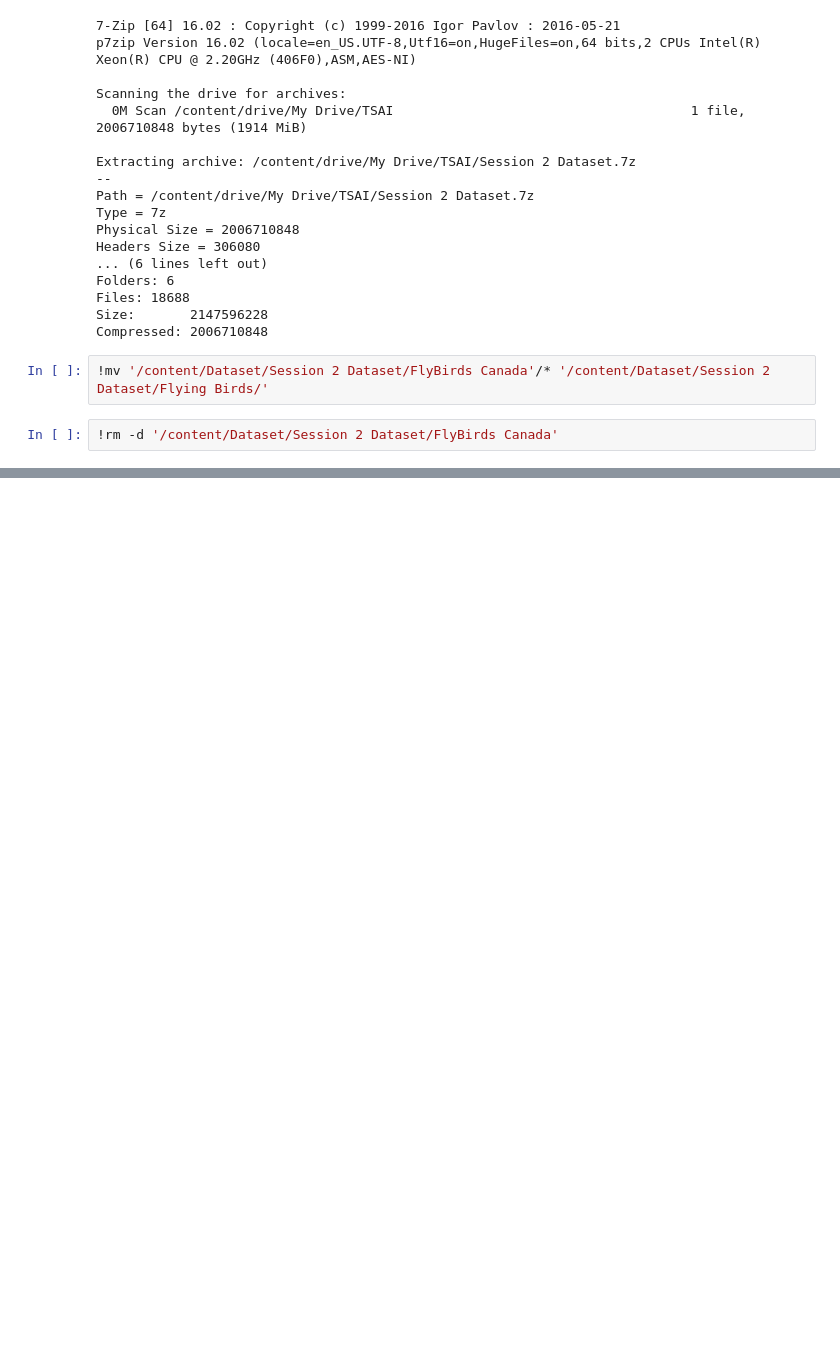
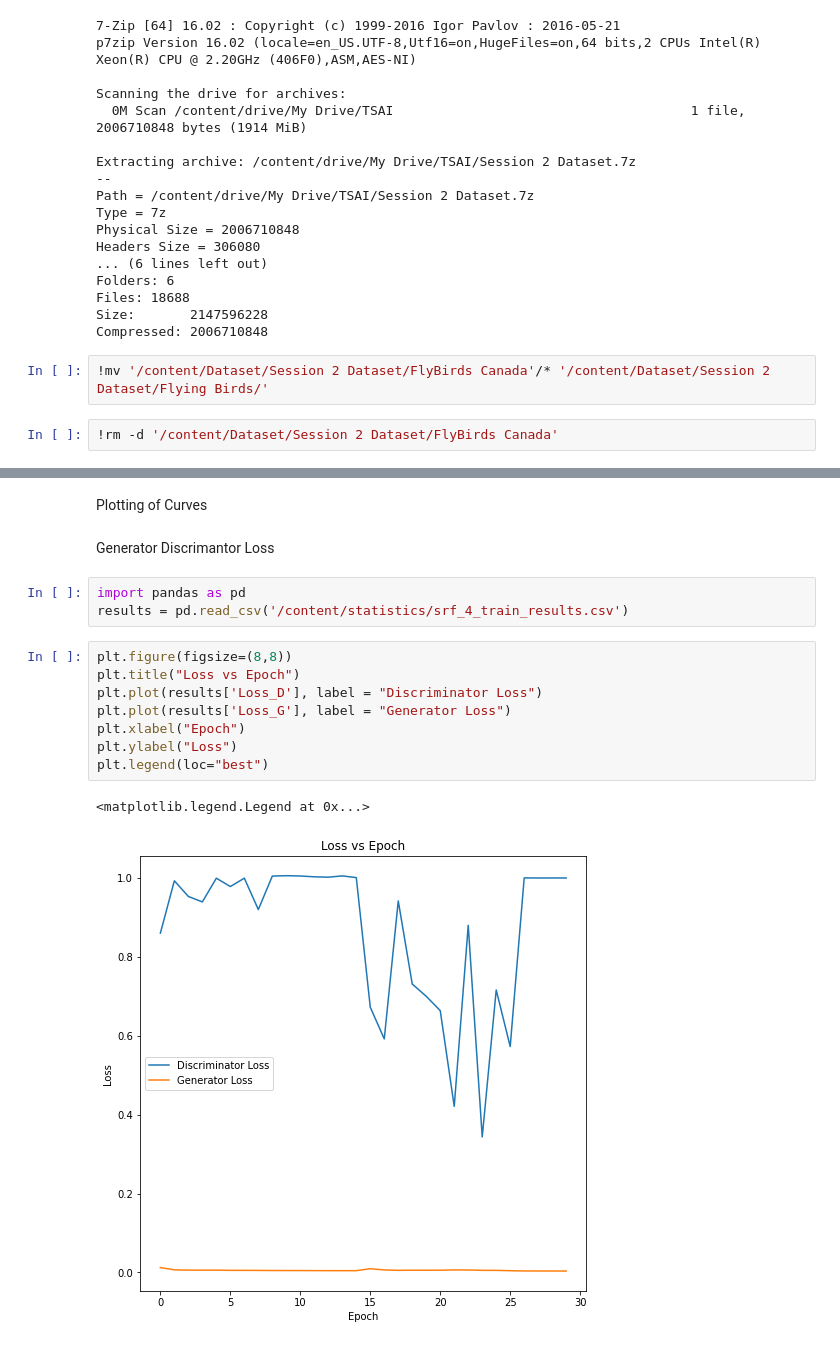
Before and after one commit to pankaj90382/TSAI-2, a Jupyter notebook: S8/srgan/SRGAN.ipynb, the cells around one changed output, grey strips where cells are left out. Drawn from its saved outputs; the diff is of its cells as text; blank space fills up the shorter version.

```diff
--- a/S8/srgan/SRGAN.ipynb
+++ b/S8/srgan/SRGAN.ipynb
@@ -91,0 +160,18 @@ Train Images Data:- 17613, Test Images Data:- 18
+# %% [markdown]
+Plotting of Curves
+# %% [markdown]
+Generator Discrimantor Loss
+# %%
+import pandas as pd
+results = pd.read_csv('/content/statistics/srf_4_train_results.csv')
+# %%
+plt.figure(figsize=(8,8))
+plt.title("Loss vs Epoch")
+plt.plot(results['Loss_D'], label = "Discriminator Loss")
+plt.plot(results['Loss_G'], label = "Generator Loss")
+plt.xlabel("Epoch")
+plt.ylabel("Loss")
+plt.legend(loc="best")
+# %% [output]
+<matplotlib.legend.Legend at 0x...>
+[figure, added]
```
Also changed, not shown: parts of 11 cells of this notebook, 8 other files.
